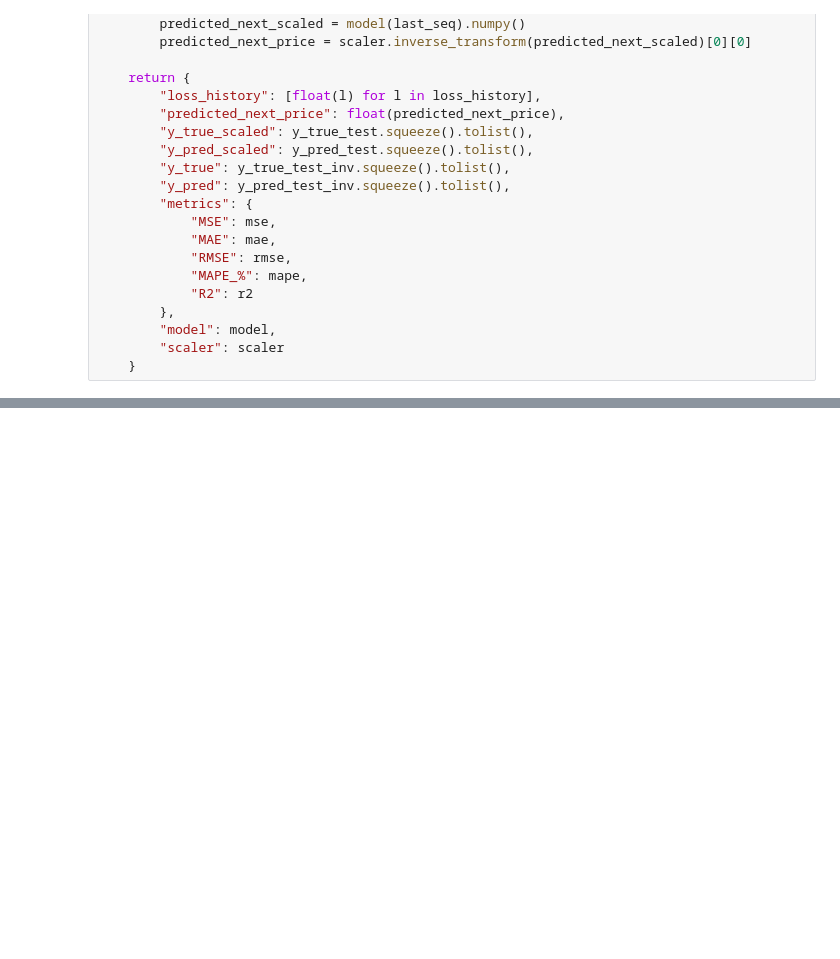
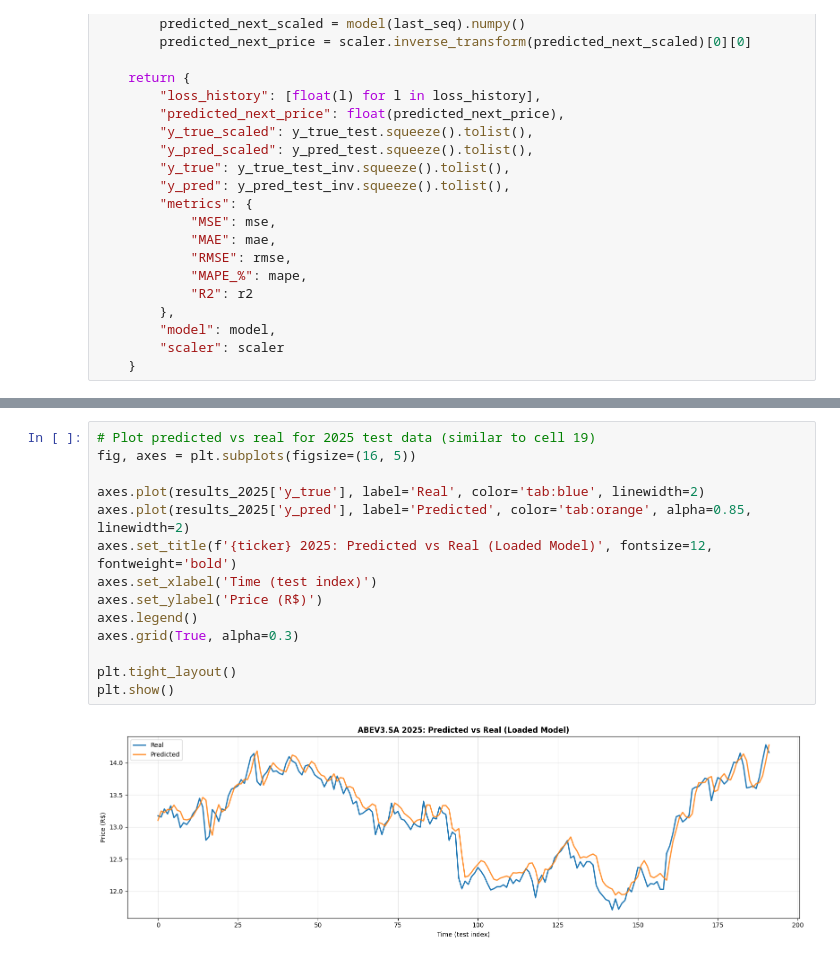
Before and after one commit to udanielsantin/stock_predictor_lstm_model, a Jupyter notebook: notebooks/stock_predition_model.ipynb, the cells around one changed output, grey strips where cells are left out. Cells and saved outputs as stored; diff of their text form; blank space fills up the shorter version.

```diff
--- a/notebooks/stock_predition_model.ipynb
+++ b/notebooks/stock_predition_model.ipynb
@@ -374,0 +346,16 @@ Models with R² > 0.7.............................. 77
+# %%
+# Plot predicted vs real for 2025 test data (similar to cell 19)
+fig, axes = plt.subplots(figsize=(16, 5))
+
+axes.plot(results_2025['y_true'], label='Real', color='tab:blue', linewidth=2)
+axes.plot(results_2025['y_pred'], label='Predicted', color='tab:orange', alpha=0.85, linewidth=2)
+axes.set_title(f'{ticker} 2025: Predicted vs Real (Loaded Model)', fontsize=12, fontweight='bold')
+axes.set_xlabel('Time (test index)')
+axes.set_ylabel('Price (R$)')
+axes.legend()
+axes.grid(True, alpha=0.3)
+
+plt.tight_layout()
+plt.show()
+# %% [output]
+[figure, added]
```
Also changed, not shown: parts of 13 cells of this notebook, 9 other files.
